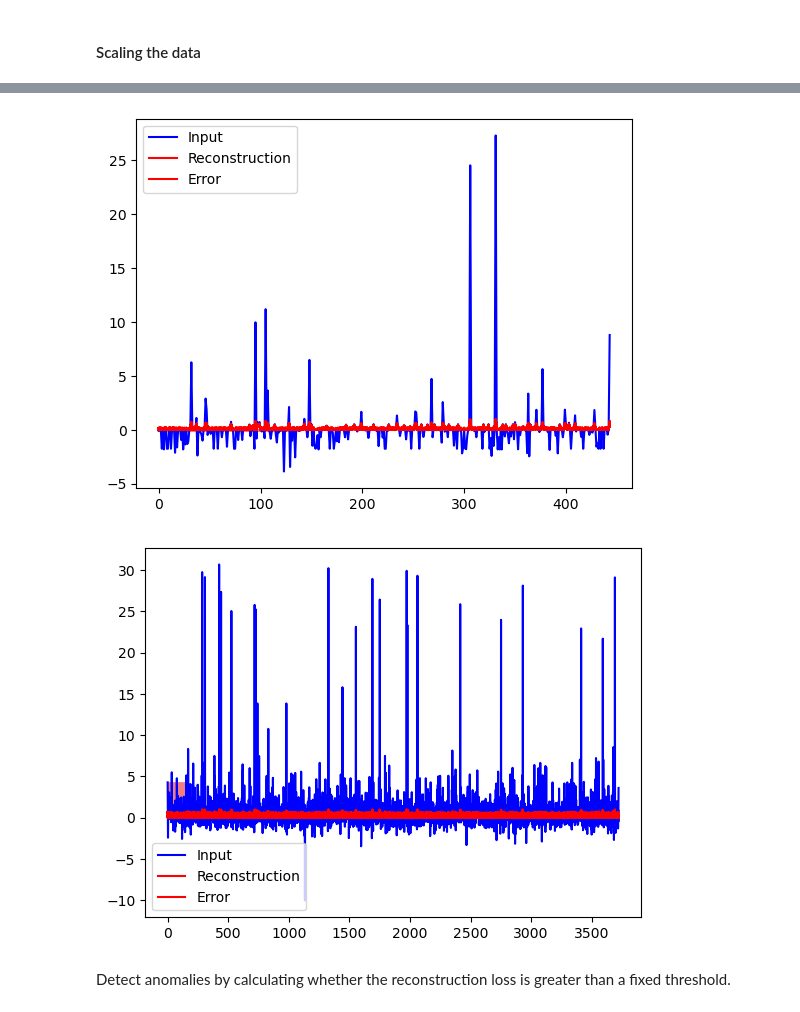
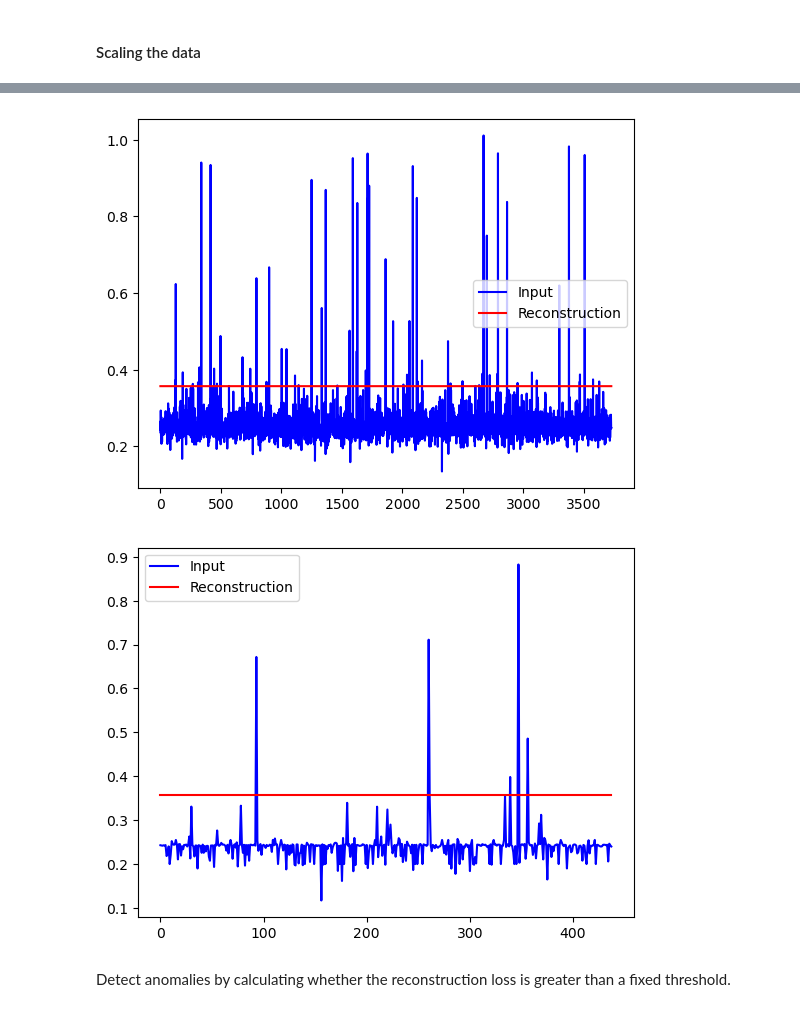
Before and after one commit to johtj/data_analysis_ml_project3, a Jupyter notebook: autoencoder.ipynb, the cells around one changed output, grey strips where cells are left out. Cells and saved outputs as stored; diff of their text form; code cells hidden in the pictures.

Commit message:
more or less done with knn, autoencoder works but is still wrong, but scaling did help a bit, but the result is wrong...

```diff
--- a/autoencoder.ipynb
+++ b/autoencoder.ipynb
@@ -47,5 +51,6 @@ dataset_2024 = dw.pool_data_variables(ds_2024,
                                         19, 21, 22, 23, 24, 25, 28, 32],
                                       False)
 # %%
-data = dataset_2025["temp_diff"]
+data = dataset_2025[["temp_diff","temp_1m_calibrated"]]
 labels = dataset_2025["temp_1m_quality_flag"]
+print(data)
@@ -56,5 +91,19 @@ train_data,test_data,train_labels,test_labels = train_test_split(data,
 # %% [markdown]
 #### Scaling the data
+# %%
+min_val = np.min(train_data["temp_diff"])
+max_val = np.max(train_data["temp_diff"])
+
+train_data["temp_diff"] = (train_data["temp_diff"] - min_val) / (max_val - min_val)
+test_data["temp_diff"] = (test_data["temp_diff"] - min_val) / (max_val - min_val)
+
+min_val = np.min(train_data["temp_1m_calibrated"])
+max_val = np.max(train_data["temp_1m_calibrated"])
+
+train_data["temp_1m_calibrated"] = (train_data["temp_1m_calibrated"] - min_val) / (max_val - min_val)
+test_data["temp_1m_calibrated"] = (test_data["temp_1m_calibrated"] - min_val) / (max_val - min_val)
+#train_data = tf.cast(train_data, tf.float32)
+#test_data = tf.cast(test_data, tf.float32)
 # %%
 fig = plt.figure(figsize=(15,5))
 bins = np.histogram_bin_edges(train_data, bins=100)
@@ -74,13 +123,13 @@ Text(0.5, 1.0, 'Test data,\n 1m - surface 2025')
 train_labels = train_labels.astype(bool)
 test_labels = test_labels.astype(bool)
 
-normal_train_data = train_data[train_labels]
-normal_test_data = test_data[test_labels]
+normal_train_data = train_data[~train_labels]
+normal_test_data = test_data[~test_labels]
 
-anomalous_train_data = train_data[~train_labels]
-anomalous_test_data = test_data[~test_labels]
+anomalous_train_data = train_data[train_labels]
+anomalous_test_data = test_data[test_labels]
 # %%
-autoencoder = AnomalyDetector()
+autoencoder = ad.AnomalyDetector()
 autoencoder.compile(optimizer='adam',loss='mae')
 # %%
 history = autoencoder.fit(normal_train_data, normal_train_data,
@@ -117,24 +192,25 @@ plt.legend()
 encoded_data = autoencoder.encoder(normal_test_data).numpy()
 decoded_data = autoencoder.decoder(encoded_data).numpy()
 
-plt.plot(normal_test_data, 'b')
-plt.plot(decoded_data, 'r')
-plt.fill_between(np.arange(140), decoded_data[0], normal_test_data[0], color='lightcoral')
+plt.plot(normal_test_data["temp_diff"].values, 'b')
+plt.plot(decoded_data[:,0], 'r')
+#plt.fill_between(np.arange(len(normal_test_data)), decoded_data, normal_test_data, color='lightcoral')
 plt.legend(labels=["Input", "Reconstruction", "Error"])
 plt.show()
 # %% [output]
-[figure, old version]
+[figure, new version]
 # %%
 encoded_data = autoencoder.encoder(anomalous_test_data).numpy()
 decoded_data = autoencoder.decoder(encoded_data).numpy()
 
-plt.plot(anomalous_test_data, 'b')
-plt.plot(decoded_data, 'r')
-plt.fill_between(np.arange(140), decoded_data[0], anomalous_test_data[0], color='lightcoral')
+
+plt.plot(anomalous_test_data["temp_diff"].values, 'b')
+plt.plot(decoded_data[:,0], 'r')
+#plt.fill_between(np.arange(140), decoded_data[0], anomalous_test_data[0], color='lightcoral')
 plt.legend(labels=["Input", "Reconstruction", "Error"])
 plt.show()
 # %% [output]
-[figure, old version]
+[figure, new version]
 # %% [markdown]
 Detect anomalies by calculating whether the reconstruction loss is greater than a fixed threshold.
 # %%
```
Also changed, not shown: parts of 16 cells of this notebook, 8 other files.
